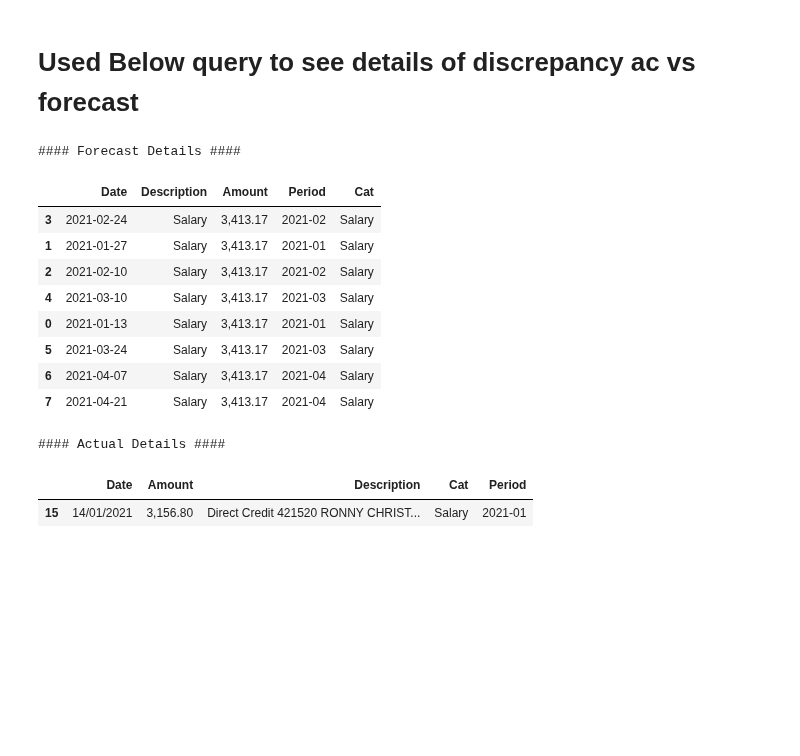
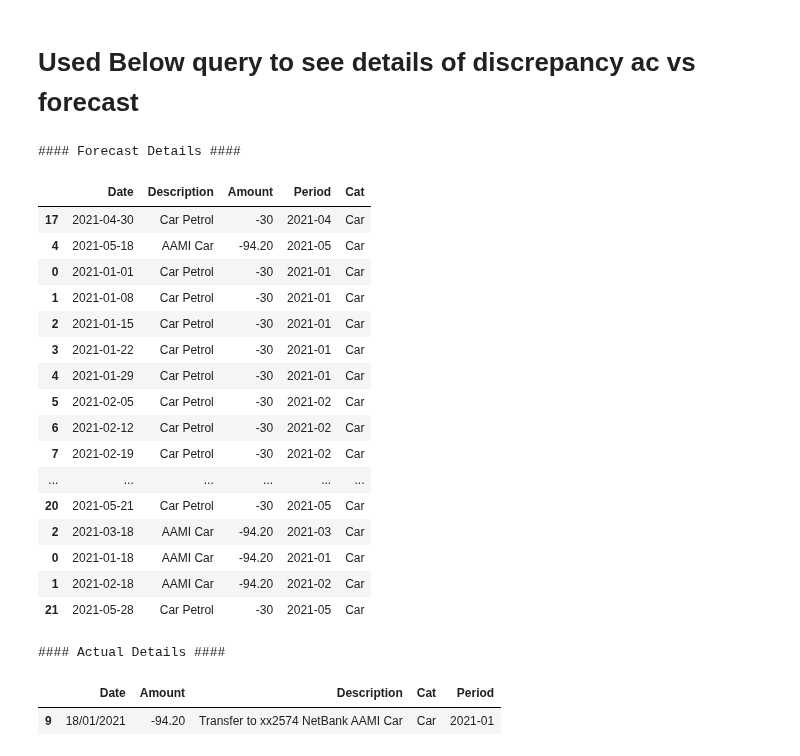
Before and after one commit to RonnyCh/mydsbook, a Jupyter notebook: BUDGETING.ipynb, the cells around one changed output. Drawn from its saved outputs; the diff is of its cells as text; code cells hidden in the pictures; blank space fills up the shorter version.

```diff
--- a/BUDGETING.ipynb
+++ b/BUDGETING.ipynb
@@ -2,30 +2,37 @@
 ####### USER INPUT #######
 
 OpenBal = 29050    # type bal as at 1 Jan 2021
-mydate = pd.to_datetime('2021-04-30')    # enter the date you want to forecast
+mydate = pd.to_datetime('2021-05-31')    # enter the date you want to forecast
 # %%
 
 def cat(mytext):
 
     # list of keywords, add as you find new ones
     WolliRent        = ['slick','carena','wolli income']
-    WolliInterest    = ['LN REPAY 778047926', 'wolli expense']
+    WolliInterest    = ['LN REPAY 778047926','wolli expense','package annual']
     ThePondRent      = ['harcourts','hills Prestige','hillside','the pond income']
     ThePondInterest  = ['876891821','778047934','the pond expense','admiral']
     Grocery          = ['Coles','woolworths','woolworth','tongli','WW Metro','supermarket','iga']
-    Entertainment    = ['rebel','chemist','mcdonald','malatang','kmart','chatime','kogan','tea','indo'
+    Entertainment    = ['rebel','chemist','mcdonald','malatang','kmart','office','chatime','kogan','tea','indo'
                        ,'pondok','bread','subway','gong','chinese','kfc','mie','ciak','japanese','thai',
-                       'saigon','bakery','racha','taste','food','card pocket money']
+                       'saigon','bakery','racha','taste','food','card pocket money','sushi','domino','coffee',
+                       'denmar','kurtosh','toastie','mazesoba','dopa','yummy','satang','daiso','bunning',
+                       'reject shop','dough','kitkat','harper','woollahra ps','cafe','marigold','decathlon',
+                       '7-eleven','merlin','golden summit','lamb','the growers','pancake','petok','pendopo',
+                       'makan','grandbuy','churro','harry','big w','jim','martabak','emperors','pork','juice'
+                       ,'chai','kopi','target','mart','butcher','sawah','water','aqua','sheng','crocodile']
     Salary           = ['salary']
-    Utilities        = ['TPG','ENERGY','AGL','Netflix','OPTUS','Gas','Electricity']
+    Utilities        = ['TPG','ENERGY','AGL','Netflix','OPTUS','Gas','Electricity','Telco','Prime']
     Insurance        = ['life','ins','medibank']
-    Car              = ['Top One','AAMI']
+    Car              = ['Top One','AAMI','BPme','Etoll','Petrol']
     Rental           = ['Quay','DEFT RENT']
     Excluded         = ['Payment','2k']
-    CashFood         = ['Transfer To','Cardless Cash']
+    Discretionary    = ['Transfer To','Cardless Cash','Reid Cycle','Ikea',
+                        'Good Guys','Harvey','JB Hi-Fi','CrazySales','cosmetic','baby','zara','H&M'
+                        ,'Cotton On','uniqlo']
     # combine all the categories into one list called collection
     collection      = [WolliRent,WolliInterest,ThePondRent,ThePondInterest,Grocery,Entertainment,Salary,
-                       Utilities,Insurance,Car,Rental,Excluded,CashFood]
+                       Utilities,Insurance,Car,Rental,Excluded,Discretionary]
 
 
     for i in range(len(collection)):
@@ -56,7 +63,7 @@ def cat(mytext):
                 elif i == 11:
                     cat = 'Exclude'
                 elif i == 12:
-                    cat = 'Food & Entertainment'
+                    cat = 'Discretionary'
                 return cat
 # %%
 import pandas as pd
@@ -72,8 +79,8 @@ mylist = [['The Pond Income  - Rent'       ,650,'2021-01-5','','7D',0],
           ['The Pond Expense - WBC'        ,-889,'2021-01-6','','7D',0],
           ['The Pond Expense - CBA1'       ,-161,'2020-12-7','','MS',6],
           ['The Pond Expense - CBA2'       ,-307,'2020-12-9','','MS',9],
-          ['The Pond Expense - Tree'       ,-400,'2021-01-15','2021-01-15','7D',0],    # adhoc just put end end date
-          ['The Pond Expense - Water Pump' ,-1450,'2021-01-15','2021-01-15','7D',0],    # adhoc just put end e
+          ['The Pond Income  - Tree'       ,-400,'2021-01-15','2021-01-15','7D',0],    # adhoc just put end end date
+          ['The Pond Income  - Water Pump' ,-1450,'2021-01-15','2021-01-15','7D',0],    # adhoc just put end e
           ['The Pond Income  - Water'      ,-147,'2021-01-1','','3MS',0],
           ['The Pond Income  - Council'    ,-400,'2021-02-28','','3MS',27],
 
@@ -93,6 +100,7 @@ mylist = [['The Pond Income  - Rent'       ,650,'2021-01-5','','7D',0],
           ['Var Food & Ent'      ,-375,'2021-01-4','','7D',0],
 
           ['AAMI Car'            ,-94.2,'2020-12-18','','MS',17],
+          ['Car Petrol'          ,-30,'2021-01-01','','7D',0],
           ['TPG'                 ,-59.99,'2020-12-2','','MS',1],
           ['Gas'                 ,-191,'2020-12-5','','MS',4],
           ['Electricity'         ,-238,'2021-02-25','','3MS',24],  #MS means beg of month, M means end of month
@@ -118,7 +126,7 @@ for i in range(len(mylist)):
     df = df.append(tmp)
 
 # add Period
-df['Period'] = pd.to_datetime(df['Date']).dt.to_period('M')
+df['Period'] = pd.to_datetime(df['Date'],dayfirst=True).dt.to_period('M')
 df['Cat']= df.apply(lambda x:cat(x['Description']),axis=1)
 #df['YTD'] = df.groupby(['Description'])['Amount'].transform(pd.Series.cumsum)
 
@@ -213,27 +221,35 @@ display(df1)
 # %%
 from IPython.display import display
 
 
-check = 'Salary'
+check = 'Car'
 chk_forecast = tbl_forecast[tbl_forecast['Cat']==check]
 chk_actual =  tbl_actual[tbl_actual['Cat']==check]
 
 print ('#### Forecast Details ####')
 display (chk_forecast)
 
 print ('#### Actual Details ####')
 display (chk_actual)
 # %% [output]
 #### Forecast Details ####
 |  | Date | Description | Amount | Period | Cat |
-| 3 | 2021-02-24 | Salary | 3,413.17 | 2021-02 | Salary |
-| 1 | 2021-01-27 | Salary | 3,413.17 | 2021-01 | Salary |
-| 2 | 2021-02-10 | Salary | 3,413.17 | 2021-02 | Salary |
-| 4 | 2021-03-10 | Salary | 3,413.17 | 2021-03 | Salary |
-| 0 | 2021-01-13 | Salary | 3,413.17 | 2021-01 | Salary |
-| 5 | 2021-03-24 | Salary | 3,413.17 | 2021-03 | Salary |
-| 6 | 2021-04-07 | Salary | 3,413.17 | 2021-04 | Salary |
-| 7 | 2021-04-21 | Salary | 3,413.17 | 2021-04 | Salary |
+| 17 | 2021-04-30 | Car Petrol | -30 | 2021-04 | Car |
+| 4 | 2021-05-18 | AAMI Car | -94.20 | 2021-05 | Car |
+| 0 | 2021-01-01 | Car Petrol | -30 | 2021-01 | Car |
+| 1 | 2021-01-08 | Car Petrol | -30 | 2021-01 | Car |
+| 2 | 2021-01-15 | Car Petrol | -30 | 2021-01 | Car |
+| 3 | 2021-01-22 | Car Petrol | -30 | 2021-01 | Car |
+| 4 | 2021-01-29 | Car Petrol | -30 | 2021-01 | Car |
+| 5 | 2021-02-05 | Car Petrol | -30 | 2021-02 | Car |
+| 6 | 2021-02-12 | Car Petrol | -30 | 2021-02 | Car |
+| 7 | 2021-02-19 | Car Petrol | -30 | 2021-02 | Car |
+| ... | ... | ... | ... | ... | ... |
+| 20 | 2021-05-21 | Car Petrol | -30 | 2021-05 | Car |
+| 2 | 2021-03-18 | AAMI Car | -94.20 | 2021-03 | Car |
+| 0 | 2021-01-18 | AAMI Car | -94.20 | 2021-01 | Car |
+| 1 | 2021-02-18 | AAMI Car | -94.20 | 2021-02 | Car |
+| 21 | 2021-05-28 | Car Petrol | -30 | 2021-05 | Car |
 #### Actual Details ####
 |  | Date | Amount | Description | Cat | Period |
-| 15 | 14/01/2021 | 3,156.80 | Direct Credit 421520 RONNY CHRIST... | Salary | 2021-01 |
+| 9 | 18/01/2021 | -94.20 | Transfer to xx2574 NetBank AAMI Car | Car | 2021-01 |
```
Also changed, not shown: parts of 5 cells of this notebook.
